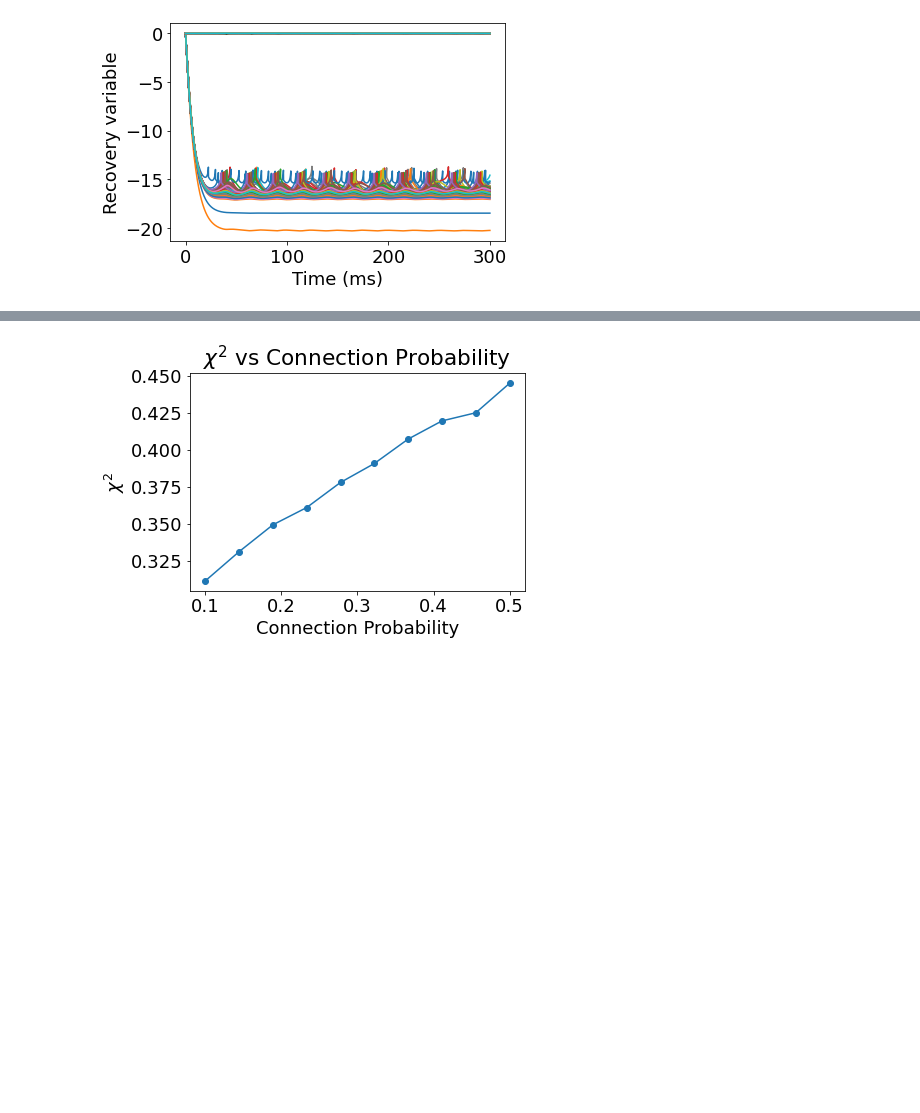
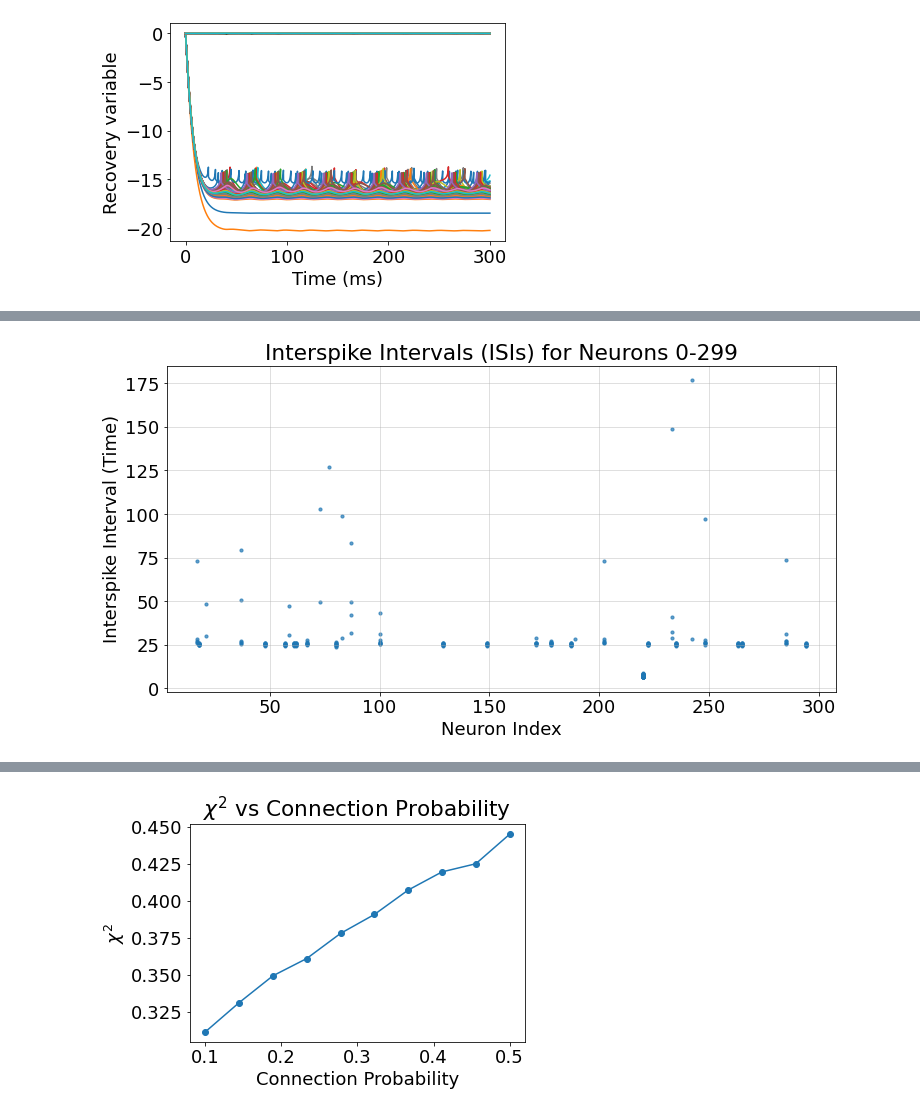
Before and after one commit to davidkelly2002/Final-Year-Project, a Jupyter notebook: Investigating g_syn vs Chi_sq and g_syn vs tau_s.ipynb, the cells around one changed output, grey strips where cells are left out. Cells and saved outputs as stored; diff of their text form; code cells hidden in the pictures; blank space fills up the shorter version.

```diff
--- a/Investigating g_syn vs Chi_sq and g_syn vs tau_s.ipynb
+++ b/Investigating g_syn vs Chi_sq and g_syn vs tau_s.ipynb
@@ -201,0 +274,21 @@ Average value of matrix g= 0.049546704329874756
+# %%
+import matplotlib.pyplot as plt
+
+# Prepare data for the scatter plot
+x_neurons = []
+y_isis = []
+
+for neuron, isis in interspike_intervals.items():
+    x_neurons.extend([neuron] * len(isis))  # Repeat neuron index for each ISI
+    y_isis.extend(isis)  # Add all ISIs for this neuron
+
+# Scatter plot
+plt.figure(figsize=(12, 6))
+plt.scatter(x_neurons, y_isis, alpha=0.7, s=10)  # Small points for better clarity
+plt.title("Interspike Intervals (ISIs) for Neurons 0-299")
+plt.xlabel("Neuron Index")
+plt.ylabel("Interspike Interval (Time)")
+plt.grid(alpha=0.5)
+plt.show()
+# %% [output]
+[figure, added]
```
Also changed, not shown: parts of 20 cells of this notebook.
